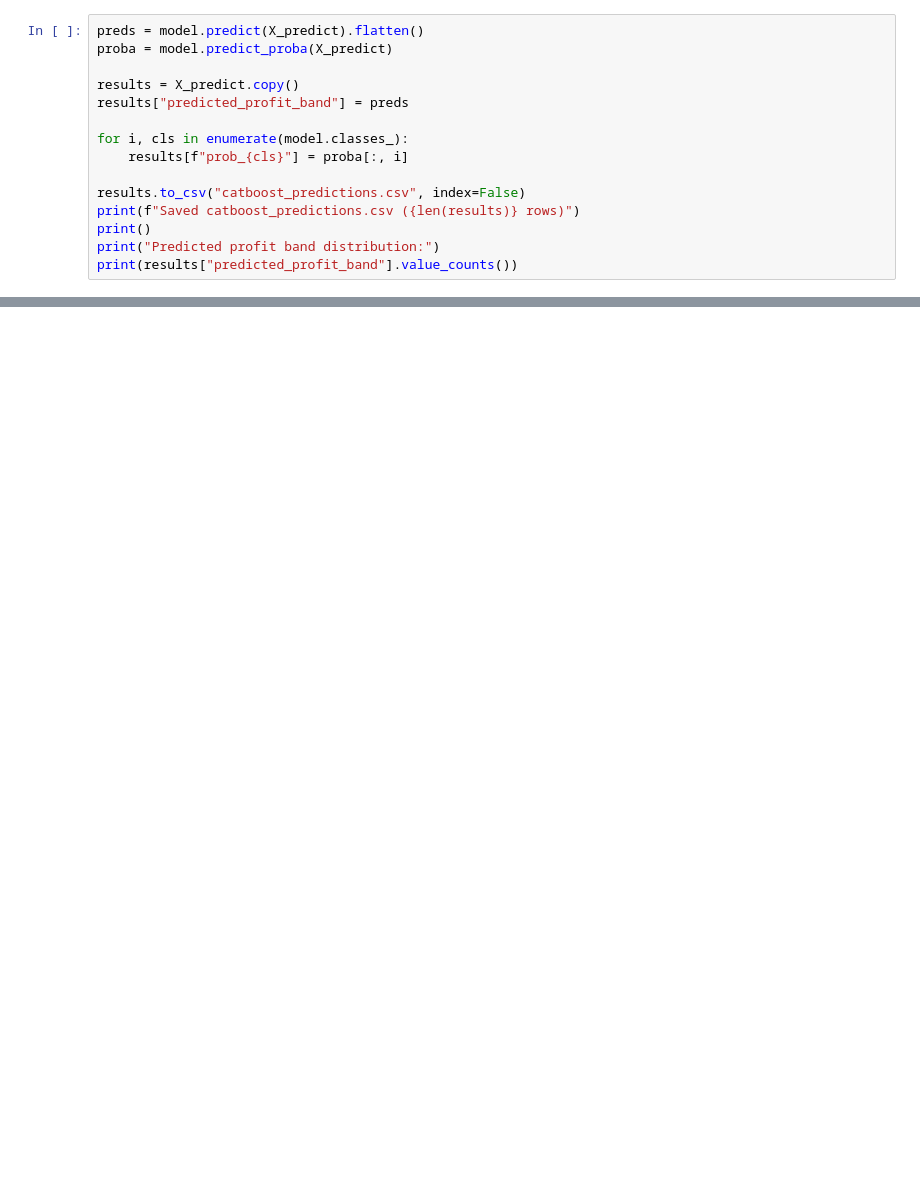
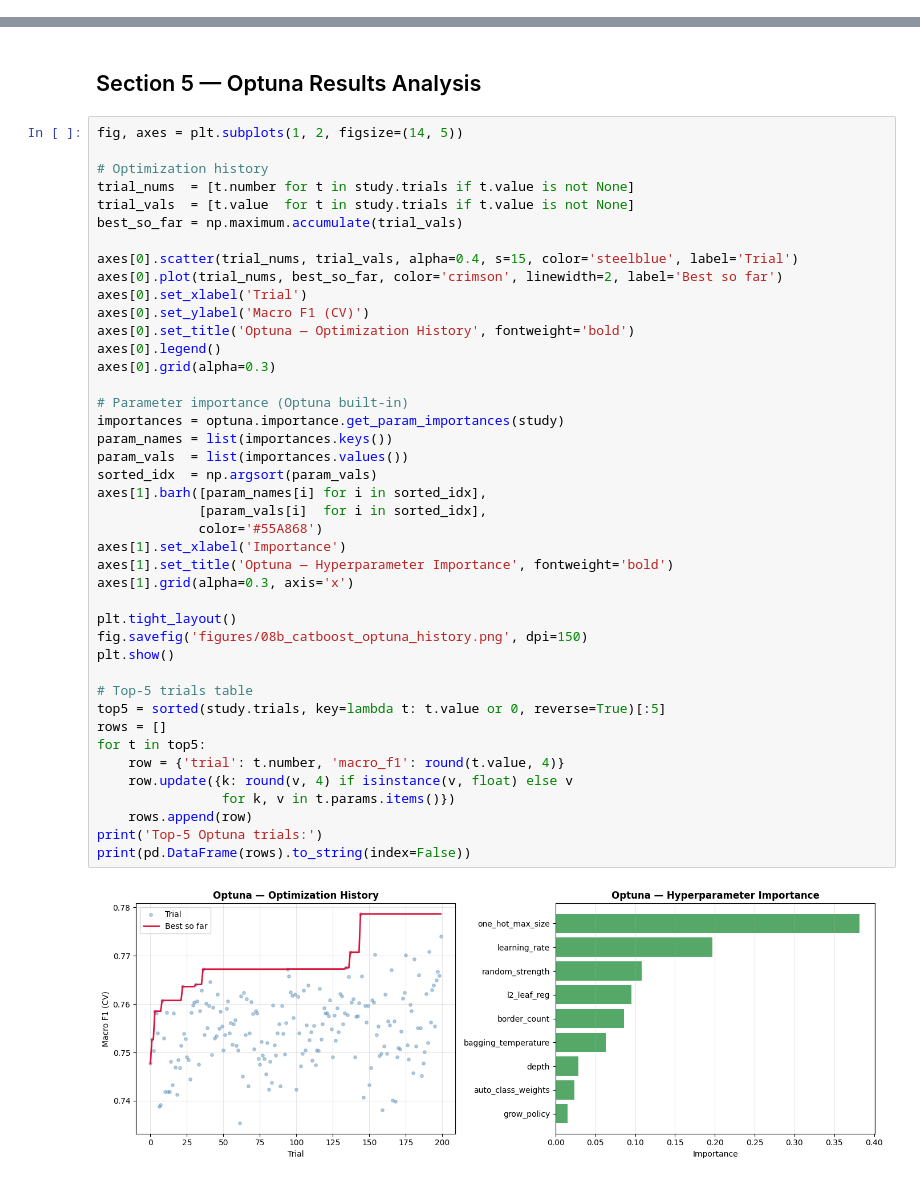
Before and after one commit to ashsanjay2005/astra-tca, a Jupyter notebook: 05_catboost.ipynb, the cells around one changed output, grey strips where cells are left out. Drawn from its saved outputs; the diff is of its cells as text; blank space fills up the shorter version.

```diff
--- a/05_catboost.ipynb
+++ b/05_catboost.ipynb
@@ -103,15 +0,0 @@ for name, imp in feat_imp.sort_values(ascending=False).items():
-# %%
-preds = model.predict(X_predict).flatten()
-proba = model.predict_proba(X_predict)
-
-results = X_predict.copy()
-results["predicted_profit_band"] = preds
-
-for i, cls in enumerate(model.classes_):
-    results[f"prob_{cls}"] = proba[:, i]
-
-results.to_csv("catboost_predictions.csv", index=False)
-print(f"Saved catboost_predictions.csv ({len(results)} rows)")
-print()
-print("Predicted profit band distribution:")
-print(results["predicted_profit_band"].value_counts())
@@ -117,0 +252,46 @@ print(results["predicted_profit_band"].value_counts())
+# %% [markdown]
+## Section 5 — Optuna Results Analysis
+# %%
+fig, axes = plt.subplots(1, 2, figsize=(14, 5))
+
+# Optimization history
+trial_nums  = [t.number for t in study.trials if t.value is not None]
+trial_vals  = [t.value  for t in study.trials if t.value is not None]
+best_so_far = np.maximum.accumulate(trial_vals)
+
+axes[0].scatter(trial_nums, trial_vals, alpha=0.4, s=15, color='steelblue', label='Trial')
+axes[0].plot(trial_nums, best_so_far, color='crimson', linewidth=2, label='Best so far')
+axes[0].set_xlabel('Trial')
+axes[0].set_ylabel('Macro F1 (CV)')
+axes[0].set_title('Optuna — Optimization History', fontweight='bold')
+axes[0].legend()
+axes[0].grid(alpha=0.3)
+
+# Parameter importance (Optuna built-in)
+importances = optuna.importance.get_param_importances(study)
+param_names = list(importances.keys())
+param_vals  = list(importances.values())
+sorted_idx  = np.argsort(param_vals)
+axes[1].barh([param_names[i] for i in sorted_idx],
+             [param_vals[i]  for i in sorted_idx],
+             color='#55A868')
+axes[1].set_xlabel('Importance')
+axes[1].set_title('Optuna — Hyperparameter Importance', fontweight='bold')
+axes[1].grid(alpha=0.3, axis='x')
+
+plt.tight_layout()
+fig.savefig('figures/08b_catboost_optuna_history.png', dpi=150)
+plt.show()
+
+# Top-5 trials table
+top5 = sorted(study.trials, key=lambda t: t.value or 0, reverse=True)[:5]
+rows = []
+for t in top5:
+    row = {'trial': t.number, 'macro_f1': round(t.value, 4)}
+    row.update({k: round(v, 4) if isinstance(v, float) else v
+                for k, v in t.params.items()})
+    rows.append(row)
+print('Top-5 Optuna trials:')
+print(pd.DataFrame(rows).to_string(index=False))
+# %% [output]
+[figure, added]
```
Also changed, not shown: parts of 37 cells of this notebook, 1 other file.
